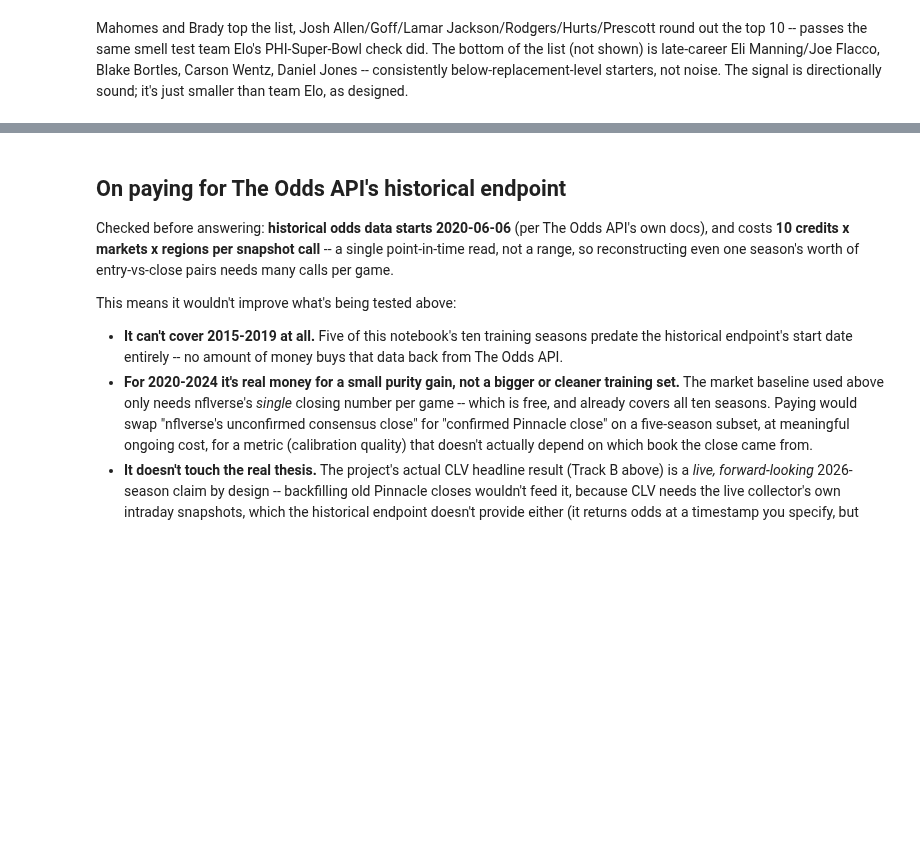
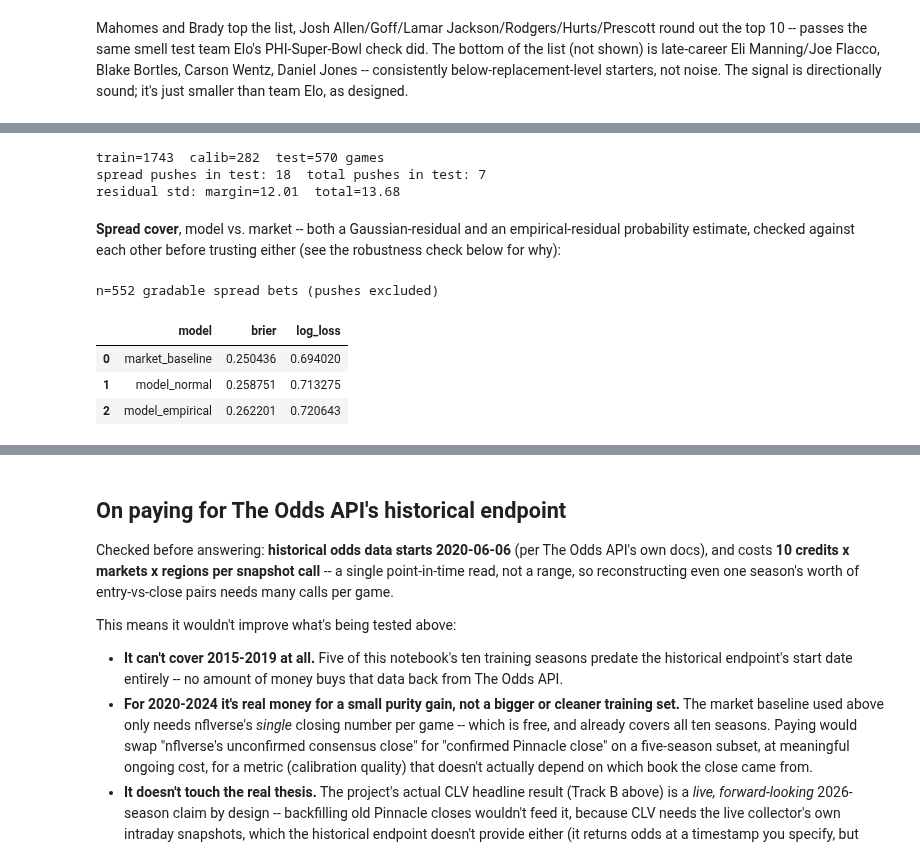
Before and after one commit to rahulr-1006/nfl_2026, a Jupyter notebook: notebooks/model_backtest_results.ipynb, the cells around one changed output, grey strips where cells are left out. Saved outputs shown, nothing was run; the diff lists cells and outputs as text; code cells hidden in the pictures; blank space fills up the shorter version.

Commit message:
add spread and total regression models

```diff
--- a/notebooks/model_backtest_results.ipynb
+++ b/notebooks/model_backtest_results.ipynb
@@ -482,0 +498,46 @@ designed.
+# %%
+from src.model.train import build_margin_total_frame, fit_margin_model, fit_total_model
+from src.model.calibration import fit_residual_std, predict_over_proba, predict_over_proba_empirical
+
+training_df_mt = build_margin_total_frame(pbp, schedule, elo_ratings=elo_ratings, qb_elo_ratings=qb_elo_ratings)
+train_df_mt, calib_df_mt, test_df_mt = time_based_split(
+    training_df_mt, train_seasons=range(2015, 2022), calib_seasons=[2022], test_seasons=[2023, 2024]
+)
+print(f"train={len(train_df_mt)}  calib={len(calib_df_mt)}  test={len(test_df_mt)} games")
+print(f"spread pushes in test: {test_df_mt['home_covers'].isna().sum()}  total pushes in test: {test_df_mt['over'].isna().sum()}")
+
+margin_model = fit_margin_model(train_df_mt, feature_columns=COMBINED_QB_FEATURE_COLUMNS)
+total_model = fit_total_model(train_df_mt, feature_columns=COMBINED_QB_FEATURE_COLUMNS)
+
+sigma_margin = fit_residual_std(margin_model, calib_df_mt, COMBINED_QB_FEATURE_COLUMNS, "margin")
+sigma_total = fit_residual_std(total_model, calib_df_mt, COMBINED_QB_FEATURE_COLUMNS, "total_points")
+print(f"residual std: margin={sigma_margin:.2f}  total={sigma_total:.2f}")
+# %% [output]
+train=1743  calib=282  test=570 games
+spread pushes in test: 18  total pushes in test: 7
+residual std: margin=12.01  total=13.68
+# %% [markdown]
+**Spread cover**, model vs. market -- both a Gaussian-residual and an
+empirical-residual probability estimate, checked against each other before
+trusting either (see the robustness check below for why):
+# %%
+calib_resid_margin = calib_df_mt["margin"].to_numpy() - margin_model.predict(calib_df_mt[COMBINED_QB_FEATURE_COLUMNS])
+
+mask_spread = test_df_mt["home_covers"].notna()
+ts_spread = test_df_mt[mask_spread]
+spread_report = compare_to_baseline(
+    {
+        "market_baseline": ts_spread["market_prob_home_cover"],
+        "model_normal": predict_over_proba(margin_model, ts_spread, COMBINED_QB_FEATURE_COLUMNS, "spread_line", sigma_margin),
+        "model_empirical": predict_over_proba_empirical(margin_model, calib_resid_margin, ts_spread, COMBINED_QB_FEATURE_COLUMNS, "spread_line"),
+    },
+    ts_spread["home_covers"],
+)
+print(f"n={mask_spread.sum()} gradable spread bets (pushes excluded)")
+spread_report
+# %% [output]
+n=552 gradable spread bets (pushes excluded)
+|  | model | brier | log_loss |
+| 0 | market_baseline | 0.250436 | 0.694020 |
+| 1 | model_normal | 0.258751 | 0.713275 |
+| 2 | model_empirical | 0.262201 | 0.720643 |
```
Also changed, not shown: parts of 7 cells of this notebook, 5 other files.
